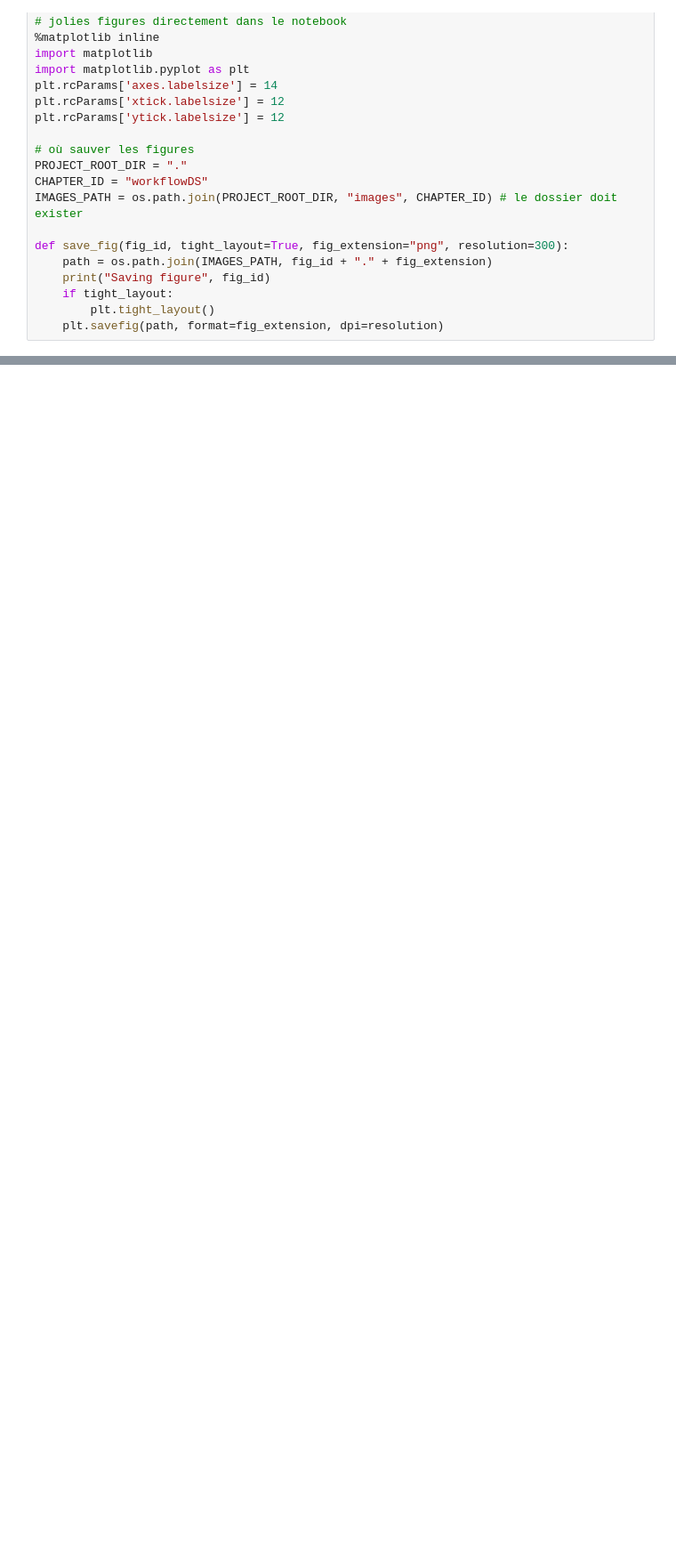
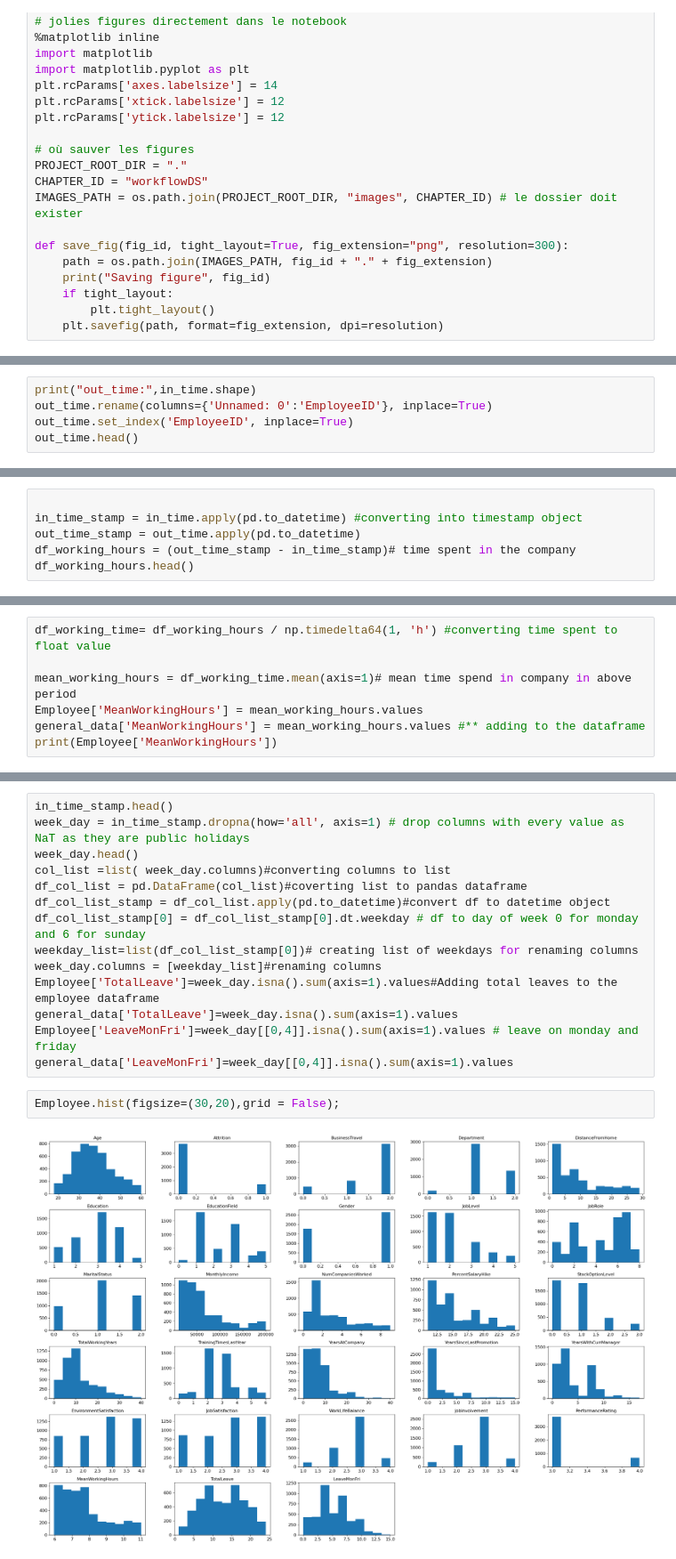
Before and after one commit to Lyderic17/blocAI, a Jupyter notebook: Projet.ipynb, the cells around one changed output, grey strips where cells are left out. Shown at 89% size. Cells and saved outputs as stored; diff of their text form; blank space fills up the shorter version.

```diff
--- a/Projet.ipynb
+++ b/Projet.ipynb
@@ -68,0 +267,5 @@ max         40.000000                15.000000             17.000000
+# %%
+print("out_time:",in_time.shape)
+out_time.rename(columns={'Unnamed: 0':'EmployeeID'}, inplace=True)
+out_time.set_index('EmployeeID', inplace=True)
+out_time.head()
@@ -68,0 +281,6 @@ max         40.000000                15.000000             17.000000
+# %%
+
+in_time_stamp = in_time.apply(pd.to_datetime) #converting into timestamp object
+out_time_stamp = out_time.apply(pd.to_datetime)
+df_working_hours = (out_time_stamp - in_time_stamp)# time spent in the company
+df_working_hours.head()
@@ -68,0 +295,7 @@ max         40.000000                15.000000             17.000000
+# %%
+df_working_time= df_working_hours / np.timedelta64(1, 'h') #converting time spent to float value
+
+mean_working_hours = df_working_time.mean(axis=1)# mean time spend in company in above period
+Employee['MeanWorkingHours'] = mean_working_hours.values
+general_data['MeanWorkingHours'] = mean_working_hours.values #** adding to the dataframe
+print(Employee['MeanWorkingHours'])
@@ -68,0 +318,18 @@ max         40.000000                15.000000             17.000000
+# %%
+in_time_stamp.head()
+week_day = in_time_stamp.dropna(how='all', axis=1) # drop columns with every value as NaT as they are public holidays
+week_day.head()
+col_list =list( week_day.columns)#converting columns to list
+df_col_list = pd.DataFrame(col_list)#coverting list to pandas dataframe
+df_col_list_stamp = df_col_list.apply(pd.to_datetime)#convert df to datetime object
+df_col_list_stamp[0] = df_col_list_stamp[0].dt.weekday # df to day of week 0 for monday and 6 for sunday
+weekday_list=list(df_col_list_stamp[0])# creating list of weekdays for renaming columns
+week_day.columns = [weekday_list]#renaming columns
+Employee['TotalLeave']=week_day.isna().sum(axis=1).values#Adding total leaves to the employee dataframe
+general_data['TotalLeave']=week_day.isna().sum(axis=1).values
+Employee['LeaveMonFri']=week_day[[0,4]].isna().sum(axis=1).values # leave on monday and friday
+general_data['LeaveMonFri']=week_day[[0,4]].isna().sum(axis=1).values
+# %%
+Employee.hist(figsize=(30,20),grid = False);
+# %% [output]
+[figure, added]
```
Also changed, not shown: parts of 61 cells of this notebook.
